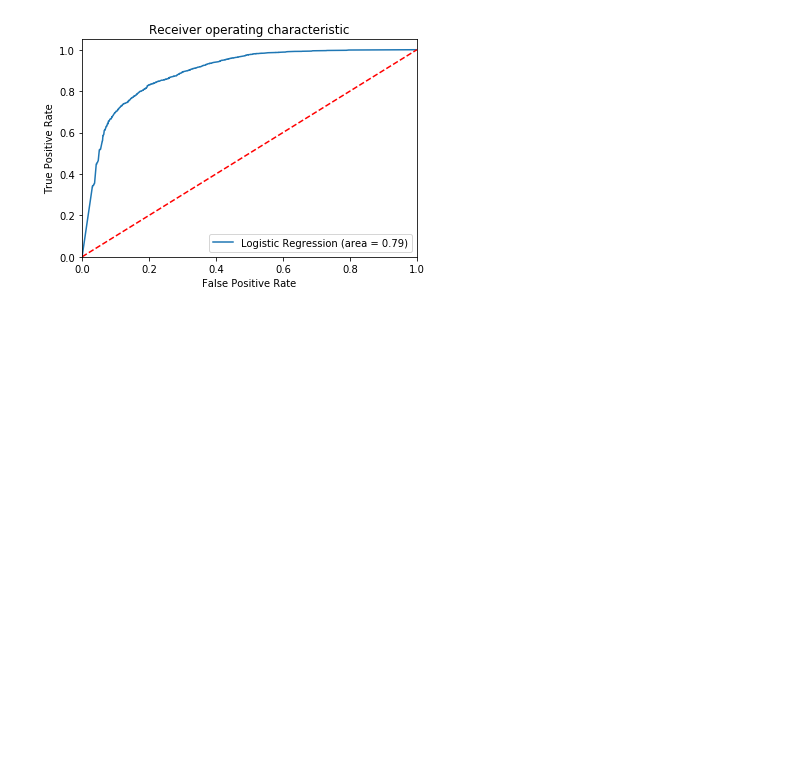
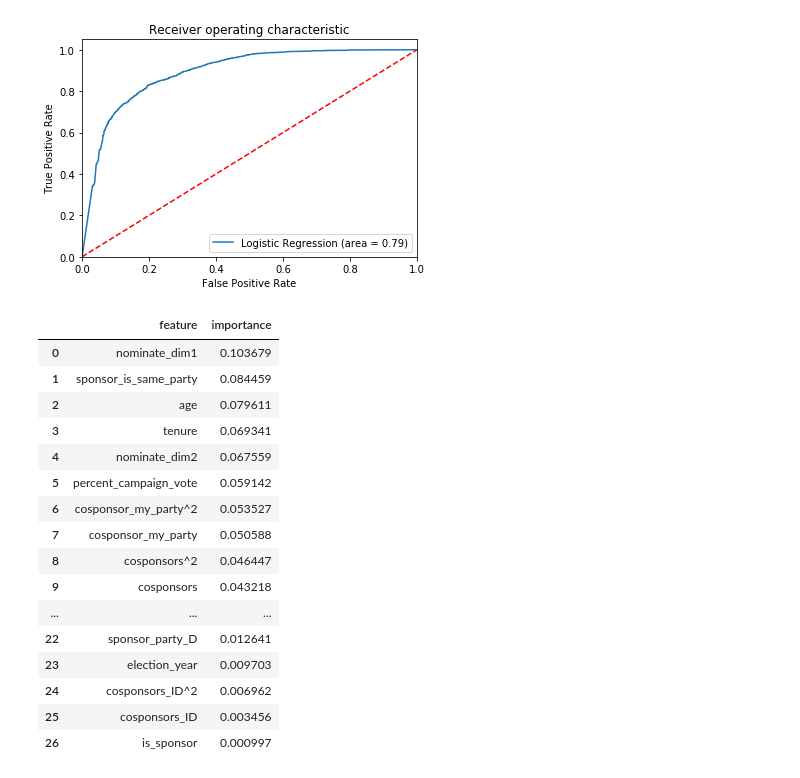
Before and after one commit to zapatos24/senator_nlp_vote_prediction, a Jupyter notebook: baseline_model_development.ipynb, the cells around one changed output. Cells and saved outputs as stored; diff of their text form; code cells hidden in the pictures; blank space fills up the shorter version.

```diff
--- a/baseline_model_development.ipynb
+++ b/baseline_model_development.ipynb
@@ -349,3 +349,28 @@ plt.savefig('Log_ROC')
 plt.show()
 # %% [output]
 [figure]
+# %%
+feat_imp = pd.DataFrame({'feature': list(X.columns),
+                         'importance': rf_clf.feature_importances_}).sort_values('importance', ascending = False)
+
+feat_imp = feat_imp.reset_index(drop=True)
+
+feat_imp
+# %% [output]
+|  | feature | importance |
+| 0 | nominate_dim1 | 0.103679 |
+| 1 | sponsor_is_same_party | 0.084459 |
+| 2 | age | 0.079611 |
+| 3 | tenure | 0.069341 |
+| 4 | nominate_dim2 | 0.067559 |
+| 5 | percent_campaign_vote | 0.059142 |
+| 6 | cosponsor_my_party^2 | 0.053527 |
+| 7 | cosponsor_my_party | 0.050588 |
+| 8 | cosponsors^2 | 0.046447 |
+| 9 | cosponsors | 0.043218 |
+| ... | ... | ... |
+| 22 | sponsor_party_D | 0.012641 |
+| 23 | election_year | 0.009703 |
+| 24 | cosponsors_ID^2 | 0.006962 |
+| 25 | cosponsors_ID | 0.003456 |
+| 26 | is_sponsor | 0.000997 |
```
Also changed, not shown: parts of 8 cells of this notebook.
